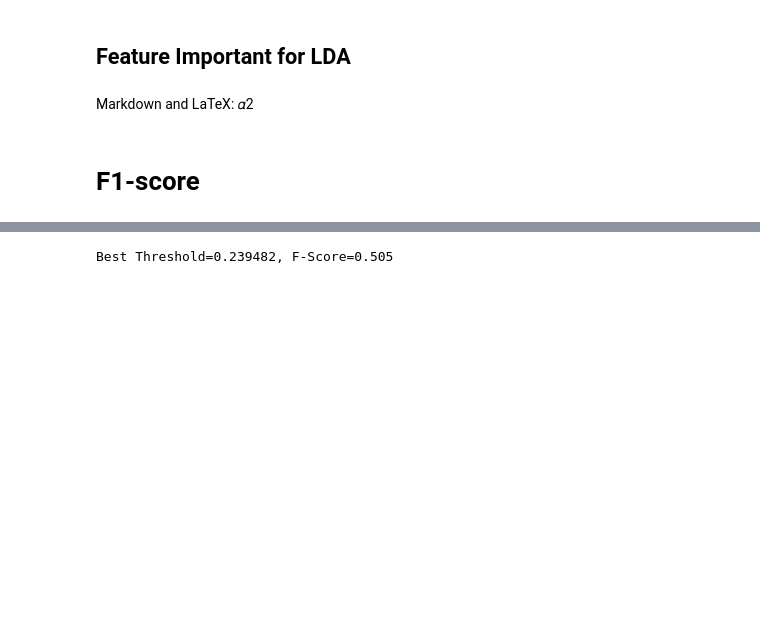
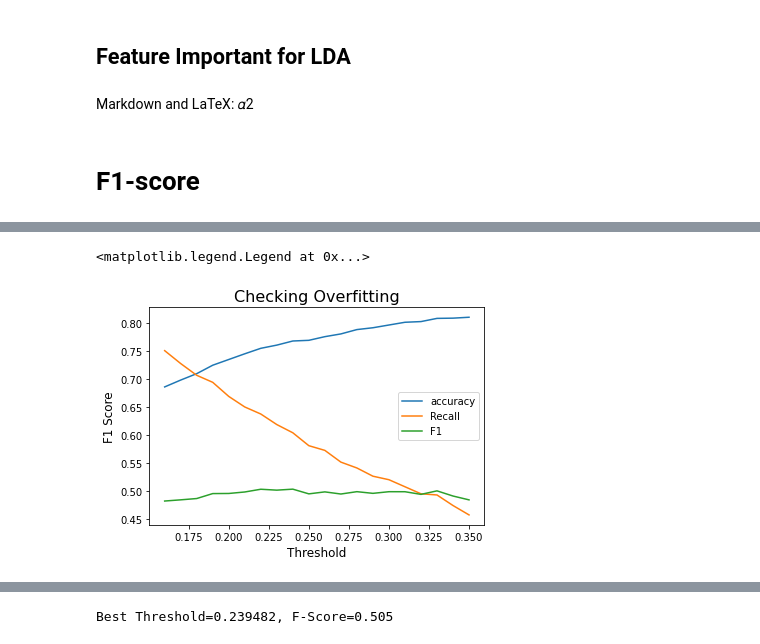
Before and after one commit to VinceTruong/Churn_Modelling, a Jupyter notebook: Into to DS Group Project - Vu Truong.ipynb, the cells around one changed output, grey strips where cells are left out. Saved outputs shown, nothing was run; the diff lists cells and outputs as text; code cells hidden in the pictures; blank space fills up the shorter version.

```diff
--- a/Into to DS Group Project - Vu Truong.ipynb
+++ b/Into to DS Group Project - Vu Truong.ipynb
@@ -905,3 +912,21 @@ print(LDAreport1)
 Markdown and LaTeX:  𝛼2
 # %% [markdown]
 # F1-score
+# %%
+#Define a function to optimize the threshold
+def optimize_threshold(model):
+    bestthresh = []
+    for i in range(1,101):
+        threshold = i/100
+        pred = np.where(model.predict_proba(X_test)[:,1] > threshold, 1, 0)
+        tn, fp, fn, tp = confusion_matrix(y_test, pred).ravel()
+        recall = tp / (tp + fn)
+        precision = tp / (tp + fp)
+        accuracy = (tp+tn) / (tn+fp+fn+tp)
+        f1 = (2*recall*precision)/(recall+precision)
+        if (f1 > 0.48):
+            bestthresh.append([recall, f1, accuracy, i/100])
+    return bestthresh
+# %%
+a = pd.DataFrame(optimize_threshold(lda), columns=['recall', 'f1', 'accuracy', 'threshold'])
+a
@@ -907,0 +951,11 @@ Markdown and LaTeX:  𝛼2
+# %%
+plt.plot(a.iloc[:, 3], a.iloc[:, 2], label = 'accuracy')
+plt.plot(a.iloc[:, 3], a.iloc[:, 0], label = 'Recall')
+plt.plot(a.iloc[:, 3], a.iloc[:, 1], label = 'F1')
+plt.xlabel('Threshold',fontsize = 12)
+plt.ylabel('F1 Score',fontsize = 12)
+plt.title('Checking Overfitting', fontsize = 16)
+plt.legend()
+# %% [output]
+<matplotlib.legend.Legend at 0x...>
+[figure, added]
```
Also changed, not shown: parts of 22 cells of this notebook, 1 other file.
